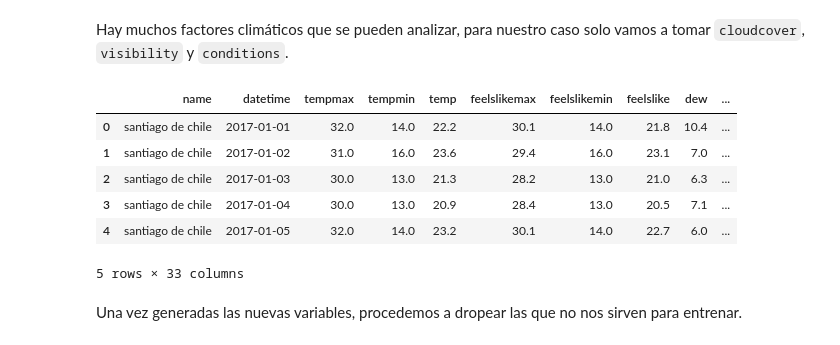
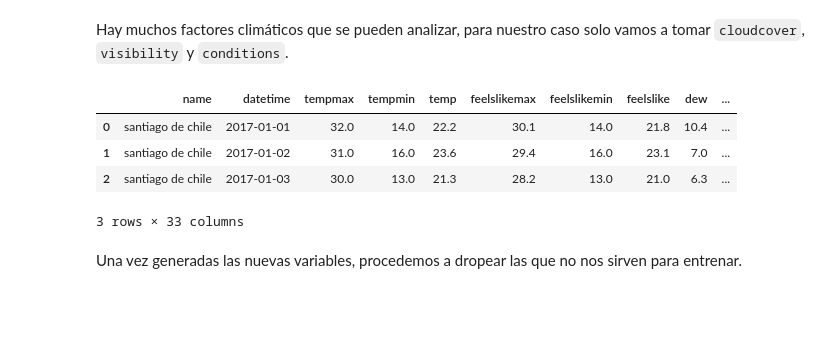
Before and after one commit to tomasaltilio/Latam, a Jupyter notebook: solution.ipynb, the cells around one changed output. Saved outputs shown, nothing was run; the diff lists cells and outputs as text; code cells hidden in the pictures; blank space fills up the shorter version.

```diff
--- a/solution.ipynb
+++ b/solution.ipynb
@@ -451,15 +451,13 @@ clima = pd.read_csv(in_clima, parse_dates= [1])
 # %% [markdown]
 Hay muchos factores climáticos que se pueden analizar, para nuestro caso solo vamos a tomar `cloudcover`, `visibility` y `conditions`.
 # %%
-clima.head()
+clima.head(3)
 # %% [output]
 |  | name | datetime | tempmax | tempmin | temp | feelslikemax | feelslikemin | feelslike | dew | ... |
 | 0 | santiago de chile | 2017-01-01 | 32.0 | 14.0 | 22.2 | 30.1 | 14.0 | 21.8 | 10.4 | ... |
 | 1 | santiago de chile | 2017-01-02 | 31.0 | 16.0 | 23.6 | 29.4 | 16.0 | 23.1 | 7.0 | ... |
 | 2 | santiago de chile | 2017-01-03 | 30.0 | 13.0 | 21.3 | 28.2 | 13.0 | 21.0 | 6.3 | ... |
-| 3 | santiago de chile | 2017-01-04 | 30.0 | 13.0 | 20.9 | 28.4 | 13.0 | 20.5 | 7.1 | ... |
-| 4 | santiago de chile | 2017-01-05 | 32.0 | 14.0 | 23.2 | 30.1 | 14.0 | 22.7 | 6.0 | ... |
-5 rows × 33 columns
+3 rows × 33 columns
 # %%
 clima_filtered = clima[['datetime', 'cloudcover', 'visibility', 'conditions']].copy()
 # %%
```
Also changed, not shown: parts of 15 cells of this notebook.
